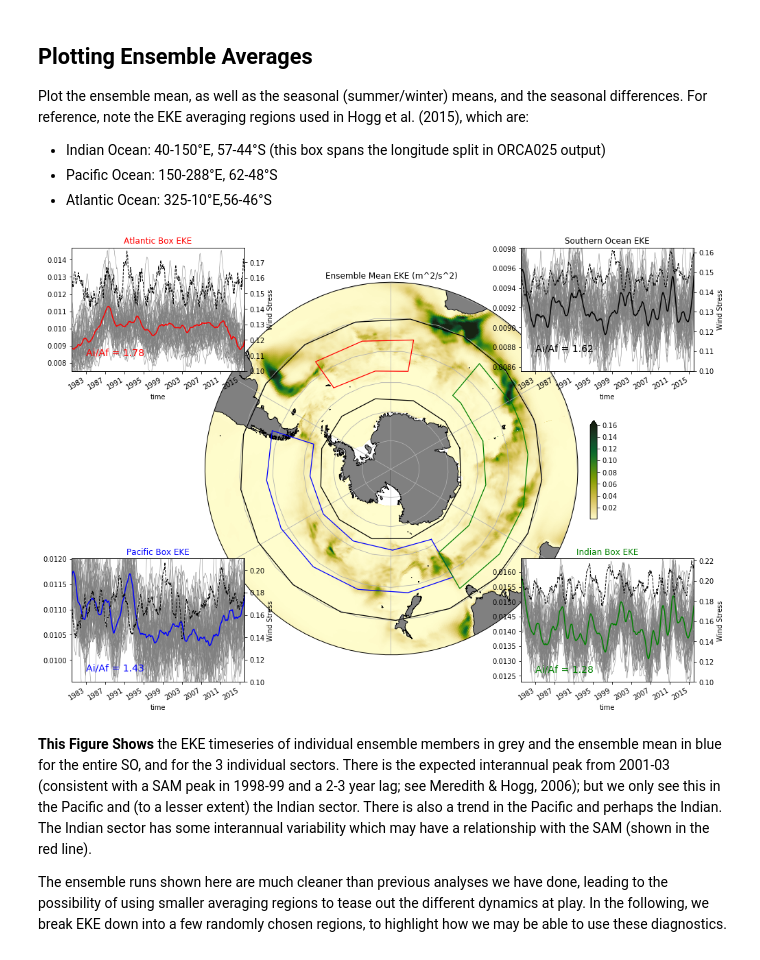
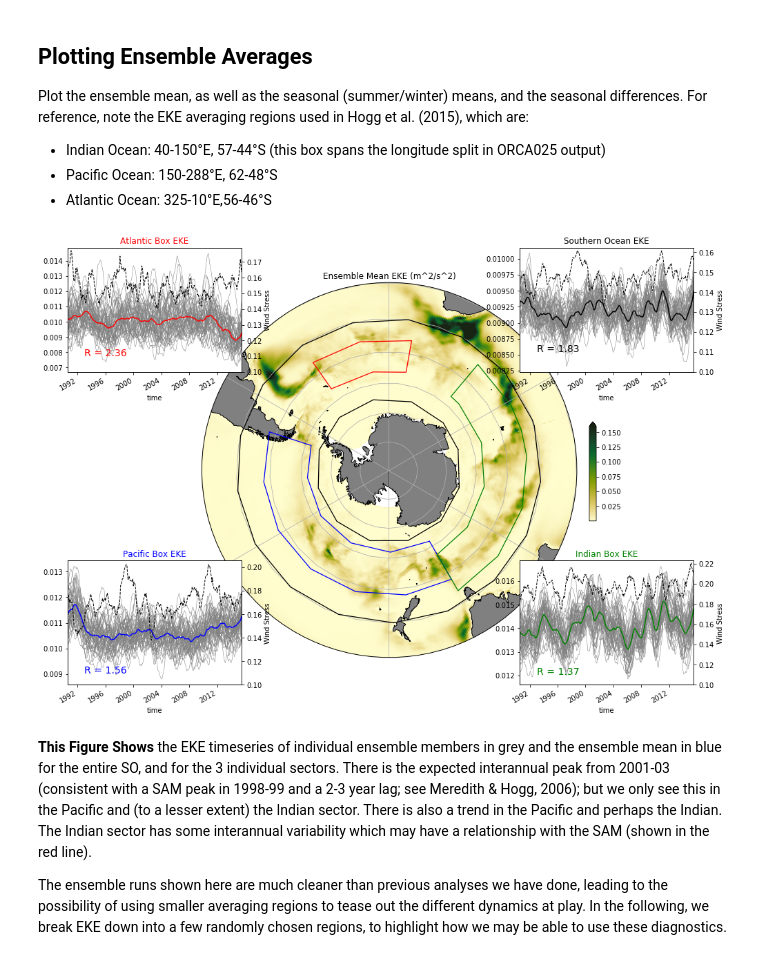
Before and after one commit to AndyHoggANU/OCCIPUT-analysis, a Jupyter notebook: Plot_Real_EKE.ipynb, the cells around one changed output. Cells and saved outputs as stored; diff of their text form; code cells hidden in the pictures.

```diff
--- a/Plot_Real_EKE.ipynb
+++ b/Plot_Real_EKE.ipynb
@@ -83,5 +56,5 @@ eke_pac_sum.plot(color='b',linewidth=1.5)
 # %%
-## calculate intrinsic and forced variance for each region
+start = pd.datetime(1990,1,1)
 nfiles = 50
 nn=0
 for ii in range(1,nfiles+1):
@@ -89,19 +62,19 @@ for ii in range(1,nfiles+1):
     i00 = '%03d' % ii
     Member = 'e'+i00
     filename = HardDisk+EnsembleDir+Member+'/eke_p_'+i00+'.nc'
-    eke_p = xr.open_dataset(filename).EKE
+    eke_p = xr.open_dataset(filename).EKE.sel(time=slice(start,None))
     eke_p = eke_p.rolling(time=12).mean()
 
     filename = HardDisk+EnsembleDir+Member+'/eke_i_'+i00+'.nc'
-    eke_i = xr.open_dataset(filename).EKE
+    eke_i = xr.open_dataset(filename).EKE.sel(time=slice(start,None))
     eke_i  = eke_i.rolling(time=12).mean()
 
     filename = HardDisk+EnsembleDir+Member+'/eke_a_'+i00+'.nc'
-    eke_a = xr.open_dataset(filename).EKE
+    eke_a = xr.open_dataset(filename).EKE.sel(time=slice(start,None))
     eke_a = eke_a.rolling(time=12).mean()
 
     filename = HardDisk+EnsembleDir+Member+'/eke_s_'+i00+'.nc'
-    eke_s = xr.open_dataset(filename).EKE
+    eke_s = xr.open_dataset(filename).EKE.sel(time=slice(start,None))
     eke_s = eke_s.rolling(time=12).mean()
 
     if nn==1:
@@ -132,20 +105,20 @@ for ii in range(1,nfiles+1):
     i00 = '%03d' % ii
     Member = 'e'+i00
     filename = HardDisk+EnsembleDir+Member+'/eke_p_'+i00+'.nc'
-    eke_p = xr.open_dataset(filename).EKE
+    eke_p = xr.open_dataset(filename).EKE.sel(time=slice(start,None))
     eke_p = eke_p.rolling(time=12).mean()
 
     filename = HardDisk+EnsembleDir+Member+'/eke_i_'+i00+'.nc'
-    eke_i = xr.open_dataset(filename).EKE
+    eke_i = xr.open_dataset(filename).EKE.sel(time=slice(start,None))
     eke_i  = eke_i.rolling(time=12).mean()
 
     filename = HardDisk+EnsembleDir+Member+'/eke_a_'+i00+'.nc'
-    eke_a = xr.open_dataset(filename).EKE
+    eke_a = xr.open_dataset(filename).EKE.sel(time=slice(start,None))
     eke_a = eke_a.rolling(time=12).mean()
 
     filename = HardDisk+EnsembleDir+Member+'/eke_s_'+i00+'.nc'
-    eke_s = xr.open_dataset(filename).EKE
-    eke_s = eke_s.rolling(time=12).mean()
+    eke_s = xr.open_dataset(filename).EKE.sel(time=slice(start,None))
+    eke_s = eke_s.rolling(time=13,center=True).mean()
 
     if nn==1:
         eke_tot_var = (eke_s - eke_tot_sum)**2
@@ -230,23 +203,23 @@ for ii in range(1,nfiles+1):
     i00 = '%03d' % ii
     Member = 'e'+i00
     filename = HardDisk+EnsembleDir+Member+'/eke_p_'+i00+'.nc'
-    eke_p = xr.open_dataset(filename).EKE
-    eke_p = eke_p.rolling(time=12).mean()
+    eke_p = xr.open_dataset(filename).EKE.sel(time=slice(start,None))
+    eke_p = eke_p.rolling(time=13,center=True).mean()
     eke_p.plot(ax=ax_p,color=[0.5, 0.5, 0.5],linewidth=0.5)
 
     filename = HardDisk+EnsembleDir+Member+'/eke_i_'+i00+'.nc'
-    eke_i = xr.open_dataset(filename).EKE
-    eke_i  = eke_i.rolling(time=12).mean()
+    eke_i = xr.open_dataset(filename).EKE.sel(time=slice(start,None))
+    eke_i  = eke_i.rolling(time=13,center=True).mean()
     eke_i.plot(ax=ax_i,color=[0.5, 0.5, 0.5],linewidth=0.5)
 
     filename = HardDisk+EnsembleDir+Member+'/eke_a_'+i00+'.nc'
-    eke_a = xr.open_dataset(filename).EKE
-    eke_a = eke_a.rolling(time=12).mean()
+    eke_a = xr.open_dataset(filename).EKE.sel(time=slice(start,None))
+    eke_a = eke_a.rolling(time=13,center=True).mean()
     eke_a.plot(ax=ax_a,color=[0.5, 0.5, 0.5],linewidth=0.5)
 
     filename = HardDisk+EnsembleDir+Member+'/eke_s_'+i00+'.nc'
-    eke_s = xr.open_dataset(filename).EKE
-    eke_s = eke_s.rolling(time=12).mean()
+    eke_s = xr.open_dataset(filename).EKE.sel(time=slice(start,None))
+    eke_s = eke_s.rolling(time=13,center=True).mean()
     eke_s.plot(ax=ax_s,color=[0.5, 0.5, 0.5],linewidth=0.5)
 
     if nn==1:
@@ -264,53 +237,54 @@ eke_tot_sum = eke_tot_sum/nn
 eke_tot_sum.plot(ax=ax_s,color='k',linewidth=1.5)
 ax_st = ax_s.twinx()
 taufilename = HardDisk+EnsembleDir+'tau/'+'tau_s.nc'
-tau_s = xr.open_mfdataset(taufilename).tau
-tau_s.rolling(time=12).mean().plot(ax=ax_st,color='k',linewidth=1,linestyle='--')
+tau_s = xr.open_mfdataset(taufilename).tau.sel(time=slice(start,None))
+tau_s = tau_s.rolling(time=13,center=True).mean()
+tau_s.plot(ax=ax_st,color='k',linewidth=1,linestyle='--')
 ax_st.set_ylim(ymin=0.1)
 ax_st.set_ylabel('Wind Stress')
-ax_st.text(pd.datetime(1983,1,1),0.11,'Ai/Af = %0.2f'%ratio_tot.values,color='k',size=14)
+ax_st.text(pd.datetime(1993,1,1),0.11,'R = %0.2f'%ratio_tot.values,color='k',size=14)
 ax_s.set_title('Southern Ocean EKE')
 ax_s.autoscale(enable=True, axis='x', tight=True)
 
 eke_pac_sum = eke_pac_sum/nn
 eke_pac_sum.plot(ax=ax_p,color='b',linewidth=1.5)
 ax_pt = ax_p.twinx()
 taufilename = HardDisk+EnsembleDir+'tau/'+'tau_p.nc'
-tau_p = xr.open_mfdataset(taufilename).tau
-tau_p.rolling(time=12).mean().plot(ax=ax_pt,color='k',linewidth=1,linestyle='--')
+tau_p = xr.open_mfdataset(taufilename).tau.sel(time=slice(start,None))
+tau_p.rolling(time=13,center=True).mean().plot(ax=ax_pt,color='k',linewidth=1,linestyle='--')
 ax_pt.set_ylim(ymin=0.1)
 ax_pt.set_ylabel('Wind Stress')
-ax_pt.text(pd.datetime(1983,1,1),0.11,'Ai/Af = %0.2f'%ratio_pac.values,color='b',size=14)
+ax_pt.text(pd.datetime(1993,1,1),0.11,'R = %0.2f'%ratio_pac.values,color='b',size=14)
 ax_p.set_title('Pacific Box EKE',color='b')
 ax_p.autoscale(enable=True, axis='x', tight=True)
 
 eke_ind_sum = eke_ind_sum/nn
 eke_ind_sum.plot(ax=ax_i,color='g',linewidth=1.5)
 ax_it = ax_i.twinx()
 taufilename = HardDisk+EnsembleDir+'tau/'+'tau_i.nc'
-tau_i = xr.open_mfdataset(taufilename).tau
-tau_i.rolling(time=12).mean().plot(ax=ax_it,color='k',linewidth=1,linestyle='--')
+tau_i = xr.open_mfdataset(taufilename).tau.sel(time=slice(start,None))
+tau_i.rolling(time=13,center=True).mean().plot(ax=ax_it,color='k',linewidth=1,linestyle='--')
 ax_it.set_ylim(ymin=0.1)
 ax_it.set_ylabel('Wind Stress')
-ax_it.text(pd.datetime(1983,1,1),0.11,'Ai/Af = %0.2f'%ratio_ind.values,color='g',size=14)
+ax_it.text(pd.datetime(1993,1,1),0.11,'R = %0.2f'%ratio_ind.values,color='g',size=14)
 ax_i.set_title('Indian Box EKE',color='g')
 ax_i.autoscale(enable=True, axis='x', tight=True)
 
 eke_atl_sum = eke_atl_sum/nn
 eke_atl_sum.plot(ax=ax_a,color='r',linewidth=1.5)
 ax_at = ax_a.twinx()
 taufilename = HardDisk+EnsembleDir+'tau/'+'tau_a.nc'
-tau_a = xr.open_mfdataset(taufilename).tau
-tau_a.rolling(time=12).mean().plot(ax=ax_at,color='k',linewidth=1,linestyle='--')
+tau_a = xr.open_mfdataset(taufilename).tau.sel(time=slice(start,None))
+tau_a.rolling(time=13,center=True).mean().plot(ax=ax_at,color='k',linewidth=1,linestyle='--')
 ax_at.set_ylim(ymin=0.1)
 ax_at.set_ylabel('Wind Stress')
-ax_at.text(pd.datetime(1983,1,1),0.11,'Ai/Af = %0.2f'%ratio_atl.values,color='r',size=14)
+ax_at.text(pd.datetime(1993,1,1),0.11,'R = %0.2f'%ratio_atl.values,color='r',size=14)
 ax_a.set_title('Atlantic Box EKE',color='r')
 ax_a.autoscale(enable=True, axis='x', tight=True)
 
 plt.savefig('EKE_Hogg2015.png')
 # %% [output]
-[figure, old version]
+[figure, new version]
 # %% [markdown]
 **This Figure Shows** the EKE timeseries of individual ensemble members in grey and the ensemble mean in blue for the entire SO, and for the 3 individual sectors. There is the expected interannual  peak from 2001-03 (consistent with a SAM  peak in 1998-99 and a 2-3 year lag; see Meredith & Hogg, 2006); but we only see this in the Pacific and (to a lesser extent) the Indian sector. There is also a trend in the Pacific and perhaps the Indian. The Indian sector has some interannual  variability which may have a relationship with the SAM (shown in the red line).
 
```
Also changed, not shown: parts of 9 cells of this notebook, 1 other file.
